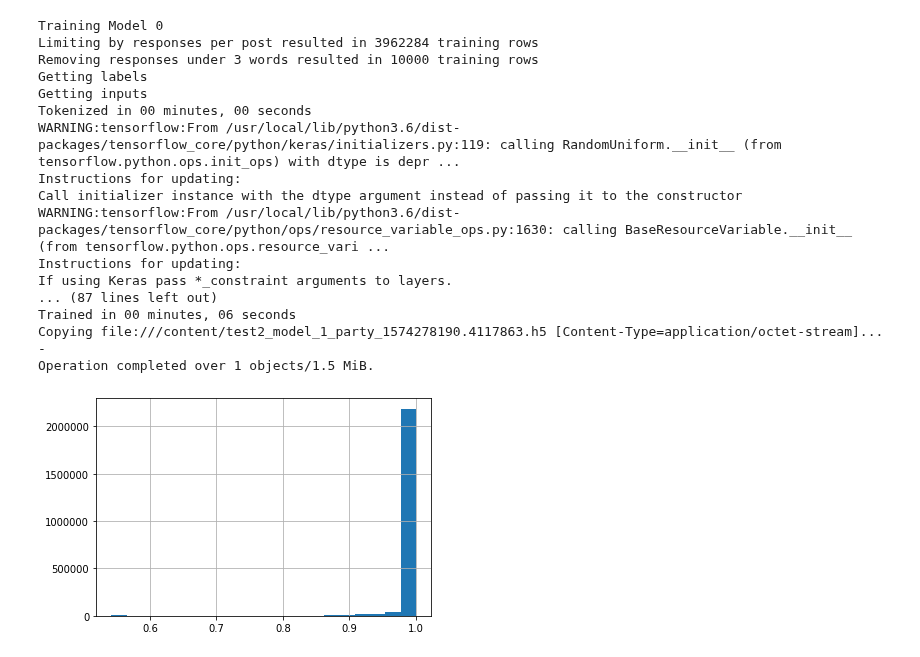
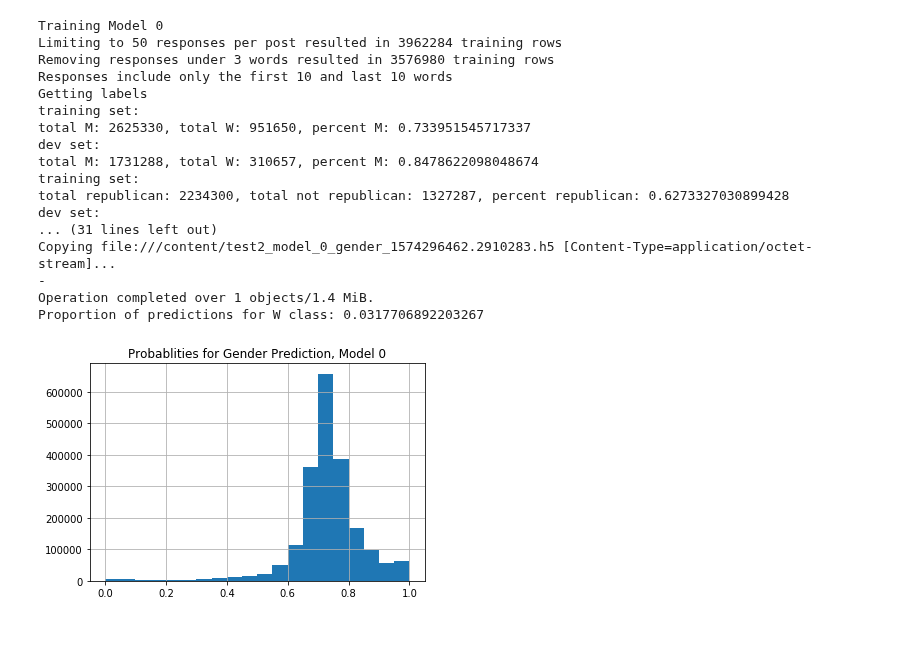
Before and after one commit to emrapport/w266-final-project, a Jupyter notebook: hyperparam_experiments_incl_preprocessing.ipynb, the cells around one changed output. Drawn from its saved outputs; the diff is of its cells as text; code cells hidden in the pictures.

```diff
--- a/hyperparam_experiments_incl_preprocessing.ipynb
+++ b/hyperparam_experiments_incl_preprocessing.ipynb
@@ -139,6 +137,10 @@ def get_labels(train_df, test_df, party_label_ind):
             final_list.append(1)
         else:
             final_list.append(0)
+    male = sum(final_list)
+    female = len(final_list)-sum(final_list)
+    percent_male = sum(final_list)/len(final_list)
+    print('total M: {}, total W: {}, percent M: {}'.format(male,female,percent_male))
     return final_list
 
   def turn_to_ints_party(li):
@@ -148,19 +150,27 @@ def get_labels(train_df, test_df, party_label_ind):
             final_list.append(1)
         else:
             final_list.append(0)
+    republican = sum(final_list)
+    not_repub = len(final_list)-sum(final_list)
+    percent_repub = sum(final_list)/len(final_list)
+    print('total republican: {}, total not republican: {}, percent republican: {}'.format(republican,not_repub,percent_repub))
     return final_list
 
   if party_label_ind:
 
     y_train = train_df.op_category.values
     y_dev = test_df.op_category.values
+    print('training set:')
     y_train = turn_to_ints_party(y_train)
+    print('dev set:')
     y_dev = turn_to_ints_party(y_dev)
 
   else:
     y_train = train_df.op_gender.values
     y_dev = test_df.op_gender.values
+    print('training set:')
     y_train = turn_to_ints(y_train)
+    print('dev set:')
     y_dev = turn_to_ints(y_dev)
 
   y_train = np.asarray(y_train)
@@ -316,6 +326,7 @@ def remove_short_responses(responses_df,n):
   responses_df['split_response'] = responses_df['response_text'].str.split()
   mask = (responses_df['split_response'].str.len() > n)
   responses_df = responses_df.loc[mask]
+  responses_df = responses_df.drop(columns='split_response', axis = 1)
   return responses_df
 
 def shorten_single_response(series_list,length=20):
@@ -323,7 +334,7 @@ def shorten_single_response(series_list,length=20):
   taken half from the beginning of the orginal list and half from the end of
   the original list.'''
   if len(series_list) > length:
-    new_list = series_list[:length//2] + series_list[-length//2:]
+    new_list = series_list[:(length//2+length % 2)] + series_list[-length//2:]
     return new_list
   else:
     return series_list
@@ -335,41 +346,42 @@ def get_beg_end_responses(responses_df,n):
   responses_df['split_response'] = responses_df['response_text'].str.split()
   responses_df['short_response'] = responses_df['split_response'].apply(shorten_single_response,args=(n,))
   responses_df['response_text'] = responses_df['short_response'].str.join(' ')
+  responses_df = responses_df.drop(columns=['split_response','short_response'], axis=1)
+  return responses_df
 # %%
 # timestamp is shared across all runs
 timestamp = time.time()
 for i, hyp_dict in enumerate(hyp_combos):
   print("Training Model {}".format(i))
   new_train_df = remove_excess_rows_per_post(train_df, hyp_dict['MAX_RESPONSES_PER_POST'])
-  print("Limiting by responses per post resulted in {} training rows".format(new_train_df.shape[0]))
+  print("Limiting to {} responses per post resulted in {} training rows".format(hyp_dict['MAX_RESPONSES_PER_POST'],new_train_df.shape[0]))
   ########################################
   # For testing; remove in final.
-  new_train_df = new_train_df[:10000]
+  # new_train_df = new_train_df[:10000]
   ########################################
   if hyp_dict['REMOVE_SHORT_RESP_LENGTH'] > 0:
-    remove_short_responses(new_train_df,hyp_dict['REMOVE_SHORT_RESP_LENGTH'])
-    remove_short_responses(dev_df,hyp_dict['REMOVE_SHORT_RESP_LENGTH'])
+    new_train_df = remove_short_responses(new_train_df,hyp_dict['REMOVE_SHORT_RESP_LENGTH'])
+    dev_df =remove_short_responses(dev_df,hyp_dict['REMOVE_SHORT_RESP_LENGTH'])
     print("Removing responses under {} words resulted in {} training rows".format((hyp_dict['REMOVE_SHORT_RESP_LENGTH']+1),new_train_df.shape[0]))
-
     ######### Add if using test data###########
-    # remove_short_responses(test_df,hyp_dict['REMOVE_SHORT_RESP_LENGTH'])
+    # test_df = remove_short_responses(test_df,hyp_dict['REMOVE_SHORT_RESP_LENGTH'])
     ###########################################
   if hyp_dict['SAMPLE_FROM_BEG_AND_END']:
-    get_beg_end_responses(new_train_df,hyp_dict['MAX_SEQUENCE_LENGTH'])
-    get_beg_end_responses(dev_df,hyp_dict['MAX_SEQUENCE_LENGTH'])
+    length = hyp_dict['MAX_SEQUENCE_LENGTH']
+    new_train_df = get_beg_end_responses(new_train_df,length)
+    dev_df = get_beg_end_responses(dev_df,length)
     ######### Add if using test data###########
-    # get_beg_end_responses(test_df,hyp_dict['MAX_SEQUENCE_LENGTH'])
+    # test_df = get_beg_end_responses(test_df,length)
     ###########################################
-    print("Responses include the first {} and last {} words").format(hyp_dict['MAX_SEQUENCE_LENGTH']//2,hyp_dict['MAX_SEQUENCE_LENGTH']//2)
-
+    print("Responses include only the first {} and last {} words".format((length//2+length%2),length//2))
+  else:
+    print("Responses include only the first {} words".format(hyp_dict['MAX_SEQUENCE_LENGTH']))
 
   new_train_df = new_train_df.sample(frac=1)
   dev_df = dev_df.sample(frac=1)
 
-
   party_train_df = new_train_df[new_train_df.op_category!='Congress_Independent']
   party_dev_df = dev_df[dev_df.op_category!='Congress_Independent']
-
 
   # get two sets of labels: gender and party
   print("Getting labels")
@@ -420,7 +432,9 @@ for i, hyp_dict in enumerate(hyp_combos):
     proportion_women_predicted = 0
   print("Proportion of predictions for W class: {}".format(proportion_women_predicted))
   plt.figure()
-  print(dev_df.probs.hist(bins=20))
+  plt.title('Probablities for Gender Prediction, Model {}'.format(i))
+  dev_df.probs.hist(bins=20)
+  plt.show()
 
   # party model
   model2 = make_model(embedding_matrix,
@@ -429,46 +443,48 @@ for i, hyp_dict in enumerate(hyp_combos):
                       hyp_dict['CONV_LAYER_SIZES'],
                       hyp_dict['FILTER_SIZES'],
                       hyp_dict['DROPOUT_RATES'],
                       hyp_dict['FINAL_DENSE_LAYER_SIZE'])
   trained_model2 = train_model(model2,
                                X_train_party,
                                X_test_party,
                                y_train_party,
                                y_dev_party,
                                hyp_dict['NUM_EPOCHS'],
                                hyp_dict['BATCH_SIZE'])
 
   party_model_path = '{}_model_{}_party_{}.h5'.format(MODEL_PREFIX, i, timestamp)
   model2.save(party_model_path) # Note: changed this to model2
   !gsutil cp /content/{party_model_path} gs://fb-congressional-data/models/{party_model_path}
 
   preds2 = model2.predict(X_test)
   dev_df['probs2'] = preds2
   dev_df['preds2'] = dev_df.apply(pred_to_party_label, axis=1)
 
   if 'Congress_Republican' in dev_df.preds2.value_counts():
     proportion_republican_predicted = dev_df.preds2.value_counts()['Congress_Republican'] / len(dev_df)
   else:
     proportion_republican_predicted = 0
   print("Proportion of predictions for Republican class: {}".format(proportion_republican_predicted))
   plt.figure()
-  print(dev_df.probs2.hist(bins=20))
+  plt.title('Probablities for Party Prediction, Model {}'.format(i))
+  dev_df.probs2.hist(bins=20)
+  plt.show()
 # %% [output]
 Training Model 0
-Limiting by responses per post resulted in 3962284 training rows
-Removing responses under 3 words resulted in 10000 training rows
+Limiting to 50 responses per post resulted in 3962284 training rows
+Removing responses under 3 words resulted in 3576980 training rows
+Responses include only the first 10 and last 10 words
 Getting labels
-Getting inputs
-Tokenized in 00 minutes, 00 seconds
-WARNING:tensorflow:From /usr/local/lib/python3.6/dist-packages/tensorflow_core/python/keras/initializers.py:119: calling RandomUniform.__init__ (from tensorflow.python.ops.init_ops) with dtype is depr ...
-Instructions for updating:
-Call initializer instance with the dtype argument instead of passing it to the constructor
-WARNING:tensorflow:From /usr/local/lib/python3.6/dist-packages/tensorflow_core/python/ops/resource_variable_ops.py:1630: calling BaseResourceVariable.__init__ (from tensorflow.python.ops.resource_vari ...
-Instructions for updating:
-If using Keras pass *_constraint arguments to layers.
-... (87 lines left out)
-Trained in 00 minutes, 06 seconds
-Copying file:///content/test2_model_1_party_1574278190.4117863.h5 [Content-Type=application/octet-stream]...
+training set:
+total M: 2625330, total W: 951650, percent M: 0.733951545717337
+dev set:
+total M: 1731288, total W: 310657, percent M: 0.8478622098048674
+training set:
+total republican: 2234300, total not republican: 1327287, percent republican: 0.6273327030899428
+dev set:
+... (31 lines left out)
+Copying file:///content/test2_model_0_gender_1574296462.2910283.h5 [Content-Type=application/octet-stream]...
 -
-Operation completed over 1 objects/1.5 MiB.
+Operation completed over 1 objects/1.4 MiB.
+Proportion of predictions for W class: 0.0317706892203267
-[figure, old version]
+[figure, new version]
```
Also changed, not shown: parts of 5 cells of this notebook.
